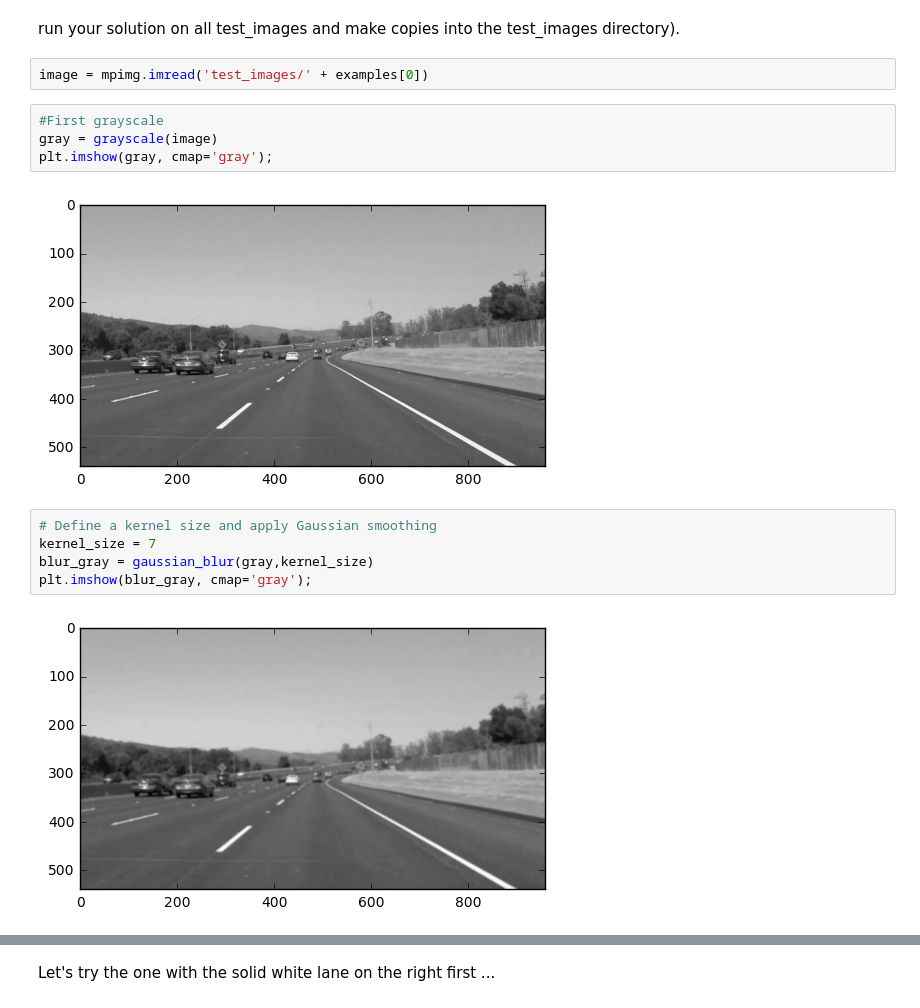
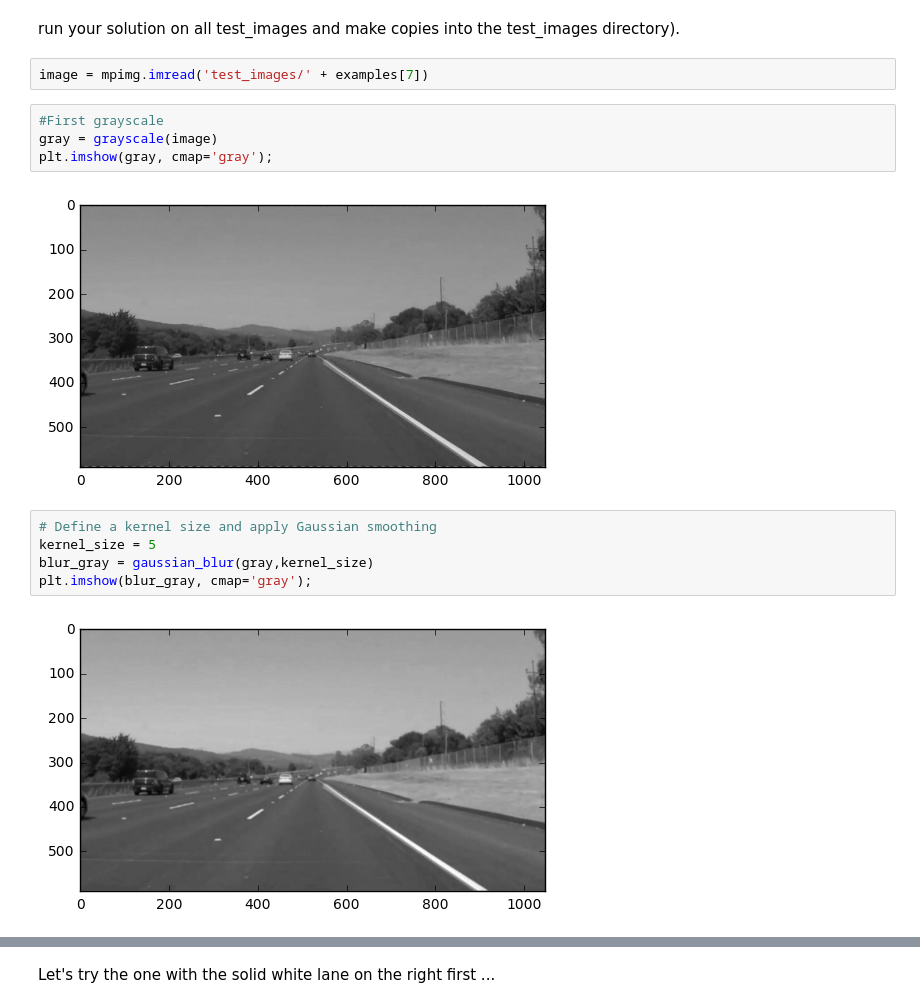
Before and after one commit to gantners/CarND-LaneLines-P1, a Jupyter notebook: Attempt2.ipynb, the cells around one changed output, grey strips where cells are left out. Drawn from its saved outputs; the diff is of its cells as text.

```diff
--- a/Attempt2.ipynb
+++ b/Attempt2.ipynb
@@ -250,20 +250,20 @@ examples = os.listdir("test_images/")
 # %% [markdown]
 run your solution on all test_images and make copies into the test_images directory).
 # %%
-image = mpimg.imread('test_images/' + examples[0])
+image = mpimg.imread('test_images/' + examples[7])
 # %%
 #First grayscale
 gray = grayscale(image)
 plt.imshow(gray, cmap='gray');
 # %% [output]
-[figure, old version]
+[figure, new version]
 # %%
 # Define a kernel size and apply Gaussian smoothing
-kernel_size = 7
+kernel_size = 5
 blur_gray = gaussian_blur(gray,kernel_size)
 plt.imshow(blur_gray, cmap='gray');
 # %% [output]
-[figure, old version]
+[figure, new version]
 # %%
 # Define our parameters for Canny and apply
 low_threshold = 150
```
Also changed, not shown: parts of 10 cells of this notebook, 9 other files.
